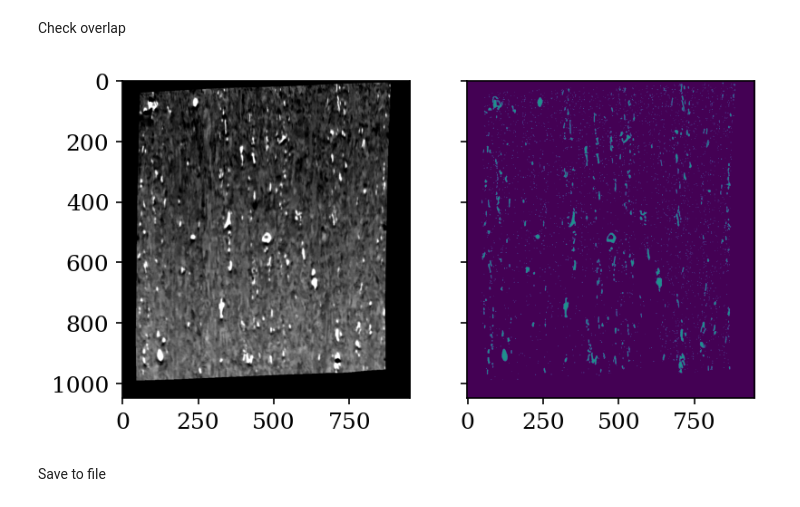
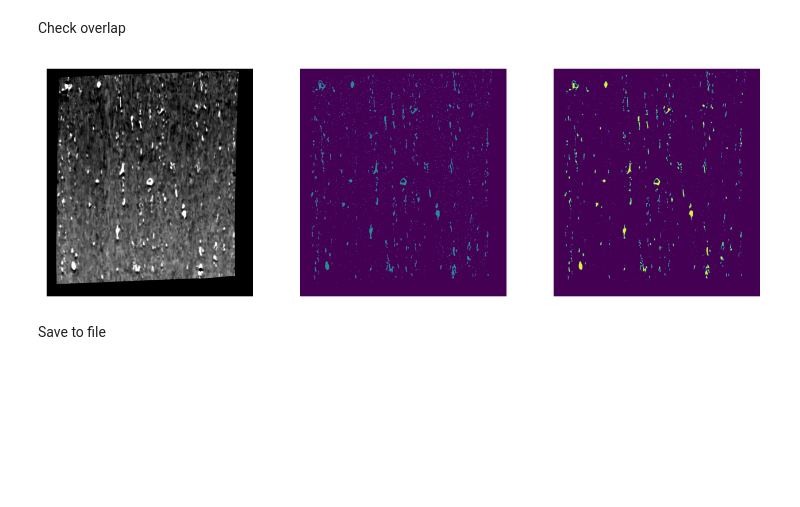
Before and after one commit to hakonanes/correlated-grains-particles-workflow, a Jupyter notebook: notebooks/image_registration.ipynb, the cells around one changed output. Drawn from its saved outputs; the diff is of its cells as text; code cells hidden in the pictures; blank space fills up the shorter version.

Commit message:
Account for binned particle size
Signed-off-by: Håkon Wiik Ånes <hwaanes@gmail.com>

```diff
--- a/notebooks/image_registration.ipynb
+++ b/notebooks/image_registration.ipynb
@@ -262,8 +268,11 @@ ebsd_correct4 = ske.rescale_intensity(ebsd_correct3, out_range=(0, 1))
 bse3 = ske.rescale_intensity(bse2, out_range=(0, 1))
 reg_im = np.stack((ebsd_correct4, bse3, ebsd_correct4), axis=2)
 
-fig, (ax0, ax1, ax2) = plt.subplots(ncols=3, sharex=True, sharey=True)
-ax0.imshow(ebsd_correct4, cmap="gray")
-ax1.imshow(bse3, cmap="gray")
-ax2.imshow(reg_im);
+fig, ax = plt.subplots(figsize=(9, 3), ncols=3, sharex=True, sharey=True)
+ax[0].imshow(ebsd_correct4, cmap="gray")
+ax[1].imshow(bse3, cmap="gray")
+ax[2].imshow(reg_im)
+for a in ax:
+    a.axis("off")
+fig.tight_layout()
 # %% [output]
@@ -304,10 +326,13 @@ view = sku.view_as_blocks(labels2, block_shape=(x_bin, x_bin))
 # %%
 def count_particles(block):
-    unique_labels = np.unique(block)
+    unique_labels, unique_counts = np.unique(block, return_counts=True)
     particle_labels = unique_labels > 0
-    return np.count_nonzero(particle_labels)
+    return np.count_nonzero(particle_labels), unique_counts[particle_labels]
 
 
-n_particles = np.zeros(view.shape[:2])
+n_particles = np.zeros(view.shape[:2], dtype=int)
+n_pixels_list = np.zeros(view.shape[:2], dtype=object)
 for idx in np.ndindex(view.shape[:-2]):
-    n_particles[idx] = count_particles(view[idx])
+    n_particles_i, n_pixels_i = count_particles(view[idx])
+    n_particles[idx] = n_particles_i
+    n_pixels_list[idx] = n_pixels_i
@@ -314,22 +341,34 @@ for idx in np.ndindex(view.shape[:-2]):
+# %%
+particle_mask = n_particles != 0
+n_pixels = np.zeros(n_particles.shape, dtype=float)
+for r, c in zip(*np.where(particle_mask)):
+    n_pixels[r, c] = n_pixels_list[r, c].sum()
 # %% [markdown]
 Make particle map of equal size to new EBSD data
 # %%
 n_particles_roi = np.zeros(out_shape, dtype=int)
+n_pixels_roi = np.zeros(out_shape)
 nr_part, nc_part = n_particles.shape
 n_particles_roi[:nr_part, :nc_part] = n_particles
+n_pixels_roi[:nr_part, :nc_part] = n_pixels
 
 # Mask to ROI only
 mask = np.zeros(out_shape, dtype=bool)
 mask[rc_out_2d] = True
 n_particles_roi[~mask] = 0
+n_pixels_roi[~mask] = 0
 # %% [markdown]
 Check overlap
 # %%
-fig, ax = plt.subplots(ncols=2, sharex=True, sharey=True)
+fig, ax = plt.subplots(figsize=(9, 3), ncols=3, sharex=True, sharey=True)
 ax[0].imshow(ebsd_correct, cmap="gray")
-ax[1].imshow(n_particles_roi);
+ax[1].imshow(n_particles_roi)
+ax[2].imshow(n_pixels_roi)
+for a in ax:
+    a.axis("off")
+fig.tight_layout()
 # %% [output]
-[figure, old version]
+[figure, new version]
 # %% [markdown]
 Save to file
 # %%
```
Also changed, not shown: parts of 18 cells of this notebook, 1 other file.
